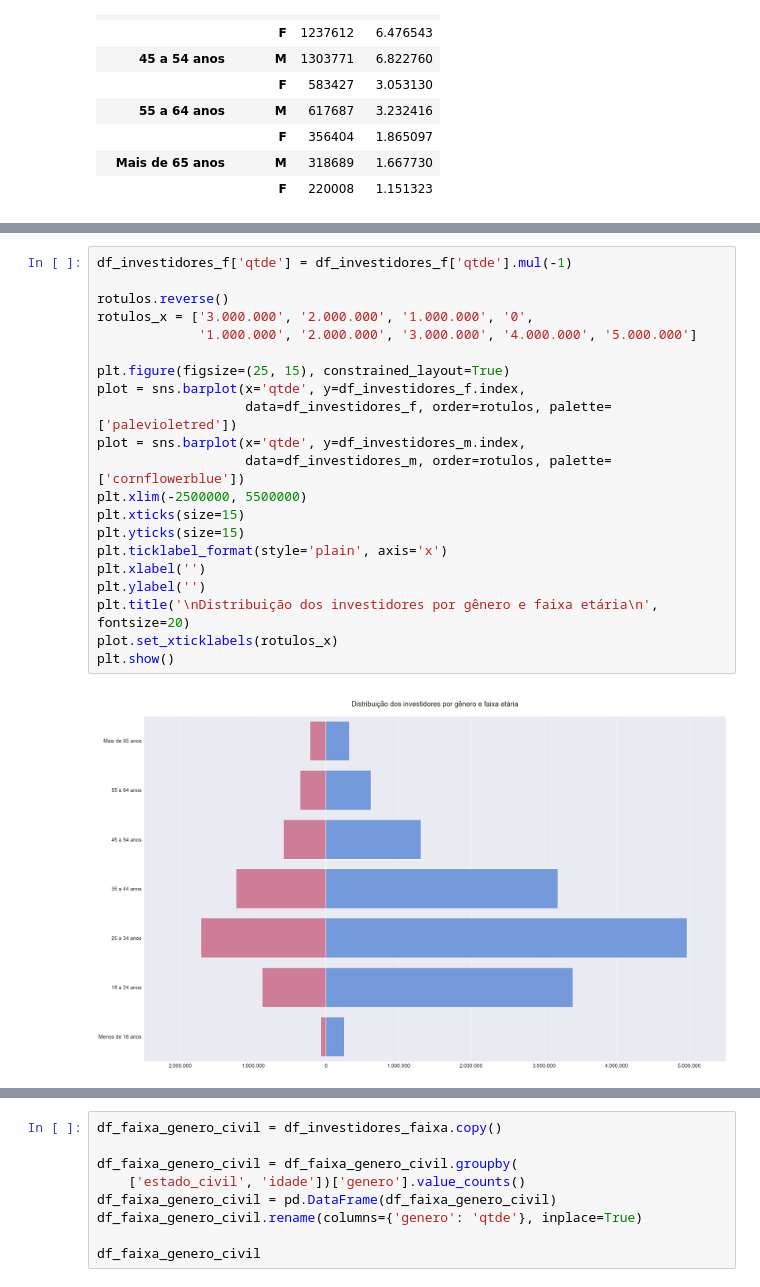
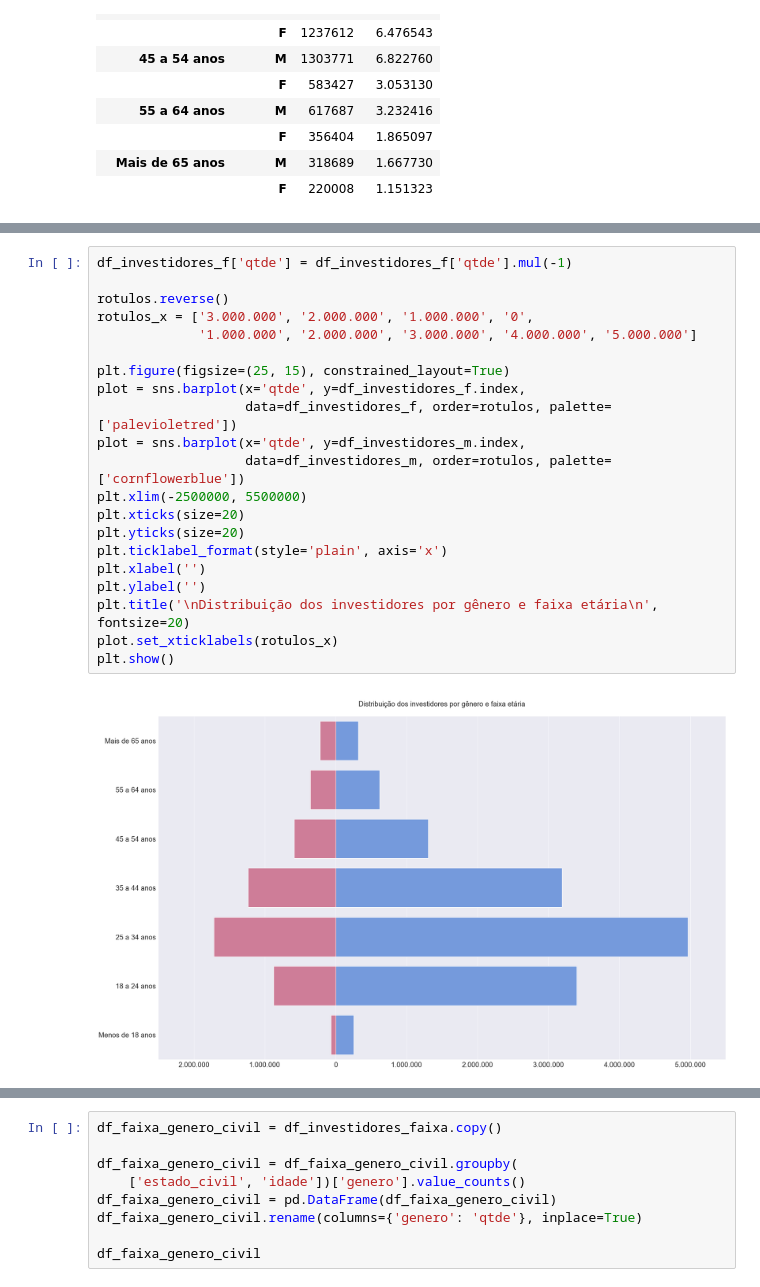
Before and after one commit to emso-exe/Investidores_do_tesouro_direto, a Jupyter notebook: analise_de_dados.ipynb, the cells around one changed output, grey strips where cells are left out. Drawn from its saved outputs; the diff is of its cells as text.

```diff
--- a/analise_de_dados.ipynb
+++ b/analise_de_dados.ipynb
@@ -848,25 +850,25 @@ print(tabulate(df_investidores_m, headers='keys',
 # %%
 df_investidores_f['qtde'] = df_investidores_f['qtde'].mul(-1)
 
 rotulos.reverse()
 rotulos_x = ['3.000.000', '2.000.000', '1.000.000', '0',
              '1.000.000', '2.000.000', '3.000.000', '4.000.000', '5.000.000']
 
 plt.figure(figsize=(25, 15), constrained_layout=True)
 plot = sns.barplot(x='qtde', y=df_investidores_f.index,
                    data=df_investidores_f, order=rotulos, palette=['palevioletred'])
 plot = sns.barplot(x='qtde', y=df_investidores_m.index,
                    data=df_investidores_m, order=rotulos, palette=['cornflowerblue'])
 plt.xlim(-2500000, 5500000)
-plt.xticks(size=15)
-plt.yticks(size=15)
+plt.xticks(size=20)
+plt.yticks(size=20)
 plt.ticklabel_format(style='plain', axis='x')
 plt.xlabel('')
 plt.ylabel('')
 plt.title('\nDistribuição dos investidores por gênero e faixa etária\n', fontsize=20)
 plot.set_xticklabels(rotulos_x)
 plt.show()
 # %% [output]
-[figure, old version]
+[figure, new version]
 # %% [markdown]
 ## 6. Qual a distribuição de investidores por faixa etária, gênero e estado civil (01/2002 e 07/2022)?
```
Also changed, not shown: parts of 11 cells of this notebook.
